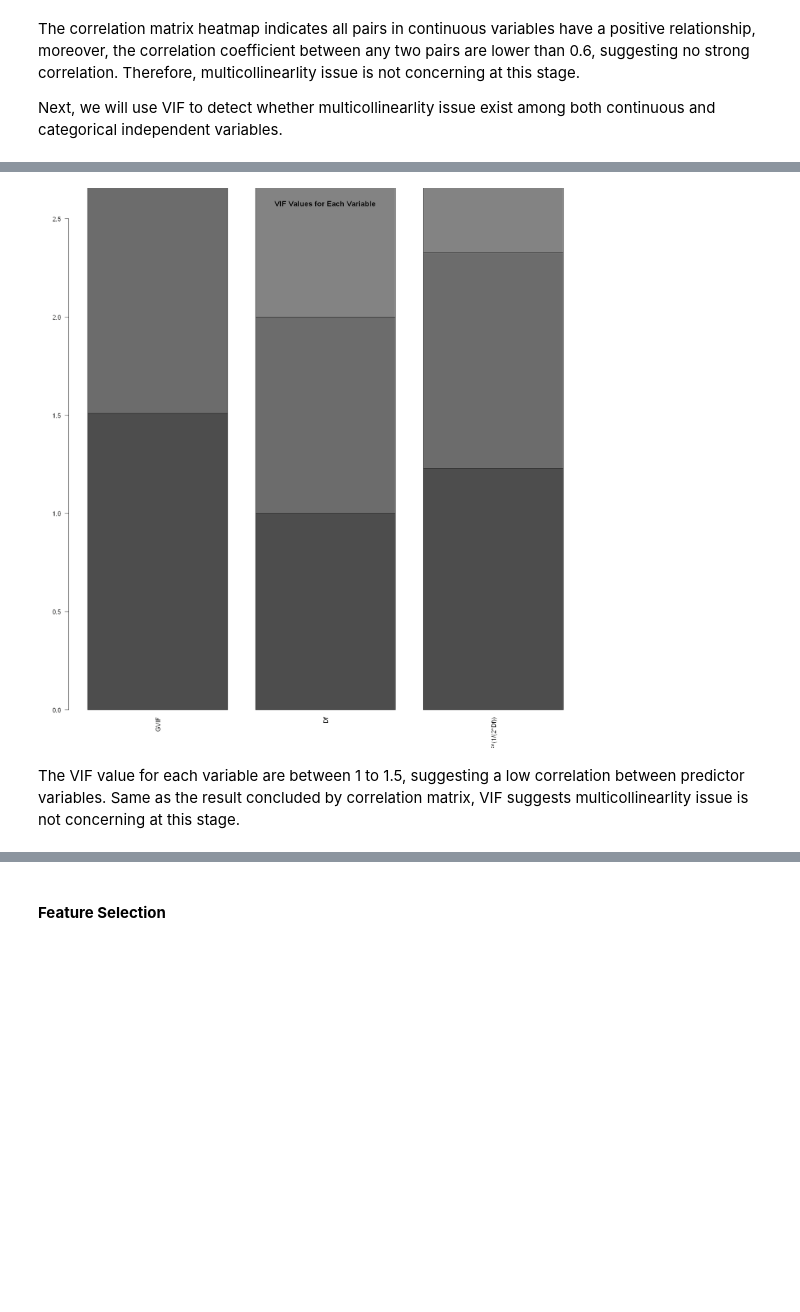
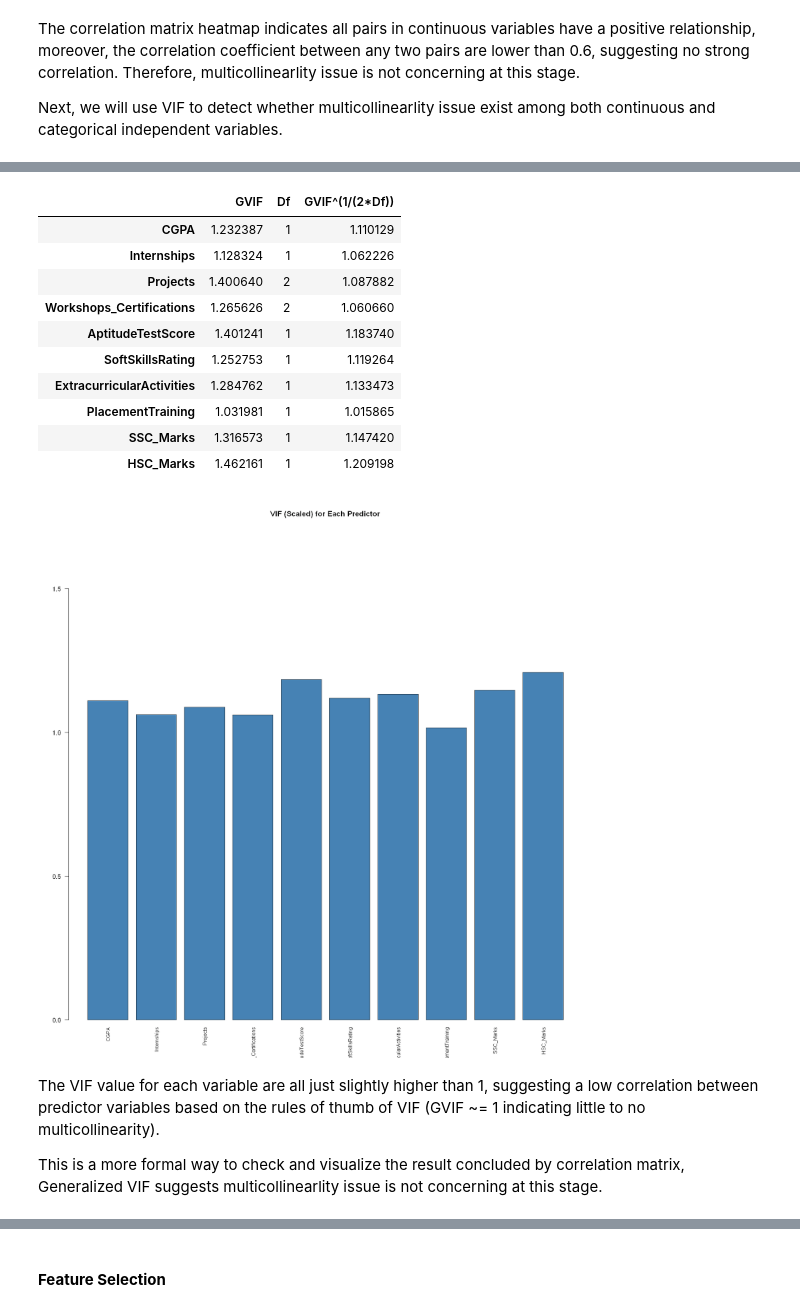
Before and after one commit to rainn72/Placement_predictor, a Jupyter notebook: Final_Archive/final_project.ipynb, the cells around one changed output, grey strips where cells are left out. Cells and saved outputs as stored; diff of their text form; code cells hidden in the pictures; blank space fills up the shorter version.

```diff
--- a/Final_Archive/final_project.ipynb
+++ b/Final_Archive/final_project.ipynb
@@ -140,4 +141,7 @@ A tibble: 3 × 11
 # %%
 data <- data %>%
   mutate(PlacementStatus = if_else(PlacementStatus == "Placed", 1, 0))
+
+data$PlacementStatus <- factor(data$PlacementStatus,
+                                 levels = c("0", "1"))
 # %% [markdown]
@@ -370,34 +370,39 @@ The correlation matrix heatmap indicates all pairs in continuous variables have
 
 Next, we will use VIF to detect whether multicollinearlity issue exist among both continuous and categorical independent variables.
 # %%
-# Main contributor: Jolin Lin
-library(dplyr)
-library(car)  # for vif()
 
-# 1) Convert or drop columns; create 0/1 target
+# 1) Prepare data for logistic regression
+
 vif_data <- data %>%
-  mutate(
-    EA_dummy = ifelse(ExtracurricularActivities == "Yes", 1, 0),
-    PT_dummy = ifelse(PlacementTraining == "Yes", 1, 0),
-    Target   = ifelse(PlacementStatus == "Placed", 1, 0)
-  ) %>%
-  select(-ExtracurricularActivities, -PlacementTraining, -PlacementStatus)
+  mutate(ExtracurricularActivities = if_else(ExtracurricularActivities == "Yes", 1, 0),
+         PlacementTraining  = if_else(PlacementTraining  == "Yes", 1, 0))
 
 # 2) Fit logistic model
-model_vif <- glm(Target ~ ., data = vif_data, family = "binomial")
+model_vif <- glm(PlacementStatus ~ ., data = vif_data, family = "binomial")
 
 # 3) Compute VIF
-vif_value <- vif(model_vif)
+vif_res <- vif(model_vif)
 
-# 4) Barplot with a customized y‐axis limit
-max_vif <- max(vif_value)
+vif_res
 
+# 4) Extract the scaled GVIF if it's a matrix
+if (is.matrix(vif_res)) {
+  scaled_vif <- vif_res[, "GVIF^(1/(2*Df))"]
+  # Preserve the row names as variable names
+  names(scaled_vif) <- rownames(vif_res)
+} else {
+  # If vif_res is already a named vector (no factors), just use it
+  scaled_vif <- vif_res
+}
+
+# 5) Make a barplot with one bar per predictor
 barplot(
-  vif_value,
-  main      = "VIF Values for Each Variable",
-  names.arg = names(vif_value),
-  las       = 2,            # make labels vertical
-  cex.names = 1,
-  ylim      = c(0, max_vif + 0.5)  # set upper limit slightly above max
+  scaled_vif,
+  main      = "VIF (Scaled) for Each Predictor",
+  names.arg = names(scaled_vif),
+  las       = 2,
+  cex.names = 0.8,
+  col       = "steelblue",
+  ylim      = c(0, max(scaled_vif) + 0.5)
 )
 # %% [output]
@@ -406,4 +410,17 @@ Warning message:
+|  | GVIF | Df | GVIF^(1/(2*Df)) |
+| CGPA | 1.232387 | 1 | 1.110129 |
+| Internships | 1.128324 | 1 | 1.062226 |
+| Projects | 1.400640 | 2 | 1.087882 |
+| Workshops_Certifications | 1.265626 | 2 | 1.060660 |
+| AptitudeTestScore | 1.401241 | 1 | 1.183740 |
+| SoftSkillsRating | 1.252753 | 1 | 1.119264 |
+| ExtracurricularActivities | 1.284762 | 1 | 1.133473 |
+| PlacementTraining | 1.031981 | 1 | 1.015865 |
+| SSC_Marks | 1.316573 | 1 | 1.147420 |
+| HSC_Marks | 1.462161 | 1 | 1.209198 |
-[figure, old version]
+[figure, new version]
 # %% [markdown]
-The VIF value for each variable are between 1 to 1.5, suggesting a low correlation between predictor variables. Same as the result concluded by correlation matrix, VIF suggests multicollinearlity issue is not concerning at this stage.
+The VIF value for each variable are all just slightly higher than 1, suggesting a low correlation between predictor variables based on the rules of thumb of VIF (GVIF ~= 1 indicating little to no multicollinearity).
+
+This is a more formal way to check and visualize the result concluded by correlation matrix, Generalized VIF suggests multicollinearlity issue is not concerning at this stage.
 # %% [markdown]
```
Also changed, not shown: parts of 18 cells of this notebook.
